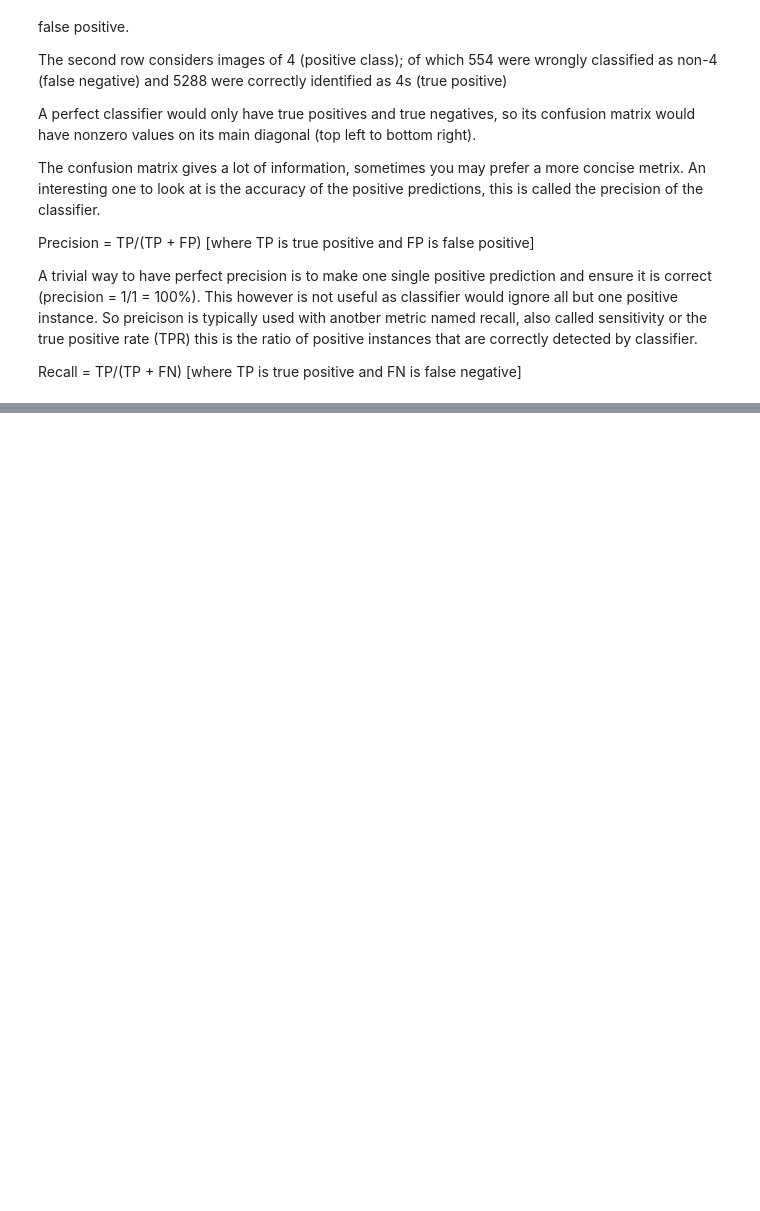
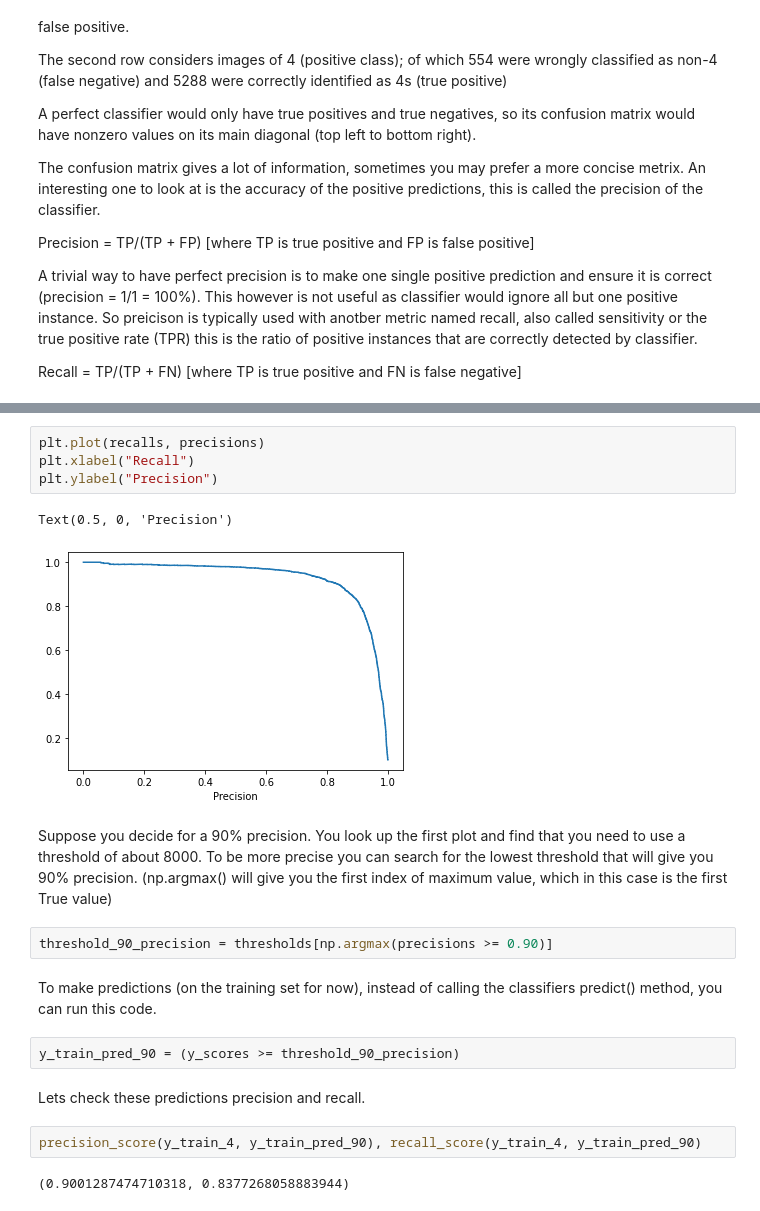
Before and after one commit to rishabhrao12/machine-learning, a Jupyter notebook: Part1-MachineLearning/Ch03-Classification/Classification.ipynb, the cells around one changed output, grey strips where cells are left out. Cells and saved outputs as stored; diff of their text form; blank space fills up the shorter version.

```diff
--- a/Part1-MachineLearning/Ch03-Classification/Classification.ipynb
+++ b/Part1-MachineLearning/Ch03-Classification/Classification.ipynb
@@ -210,0 +299,21 @@ Recall = TP/(TP + FN) [where TP is true positive and FN is false negative]
+# %%
+plt.plot(recalls, precisions)
+plt.xlabel("Recall")
+plt.ylabel("Precision")
+# %% [output]
+Text(0.5, 0, 'Precision')
+[figure, added]
+# %% [markdown]
+Suppose you decide for a 90% precision. You look up the first plot and find that you need to use a threshold of about 8000. To be more precise you can search for the lowest threshold that will give you 90% precision. (np.argmax() will give you the first index of maximum value, which in this case is the first True value)
+# %%
+threshold_90_precision = thresholds[np.argmax(precisions >= 0.90)]
+# %% [markdown]
+To make predictions (on the training set for now), instead of calling the classifiers predict() method, you can run this code.
+# %%
+y_train_pred_90 = (y_scores >= threshold_90_precision)
+# %% [markdown]
+Lets check these predictions precision and recall.
+# %%
+precision_score(y_train_4, y_train_pred_90), recall_score(y_train_4, y_train_pred_90)
+# %% [output]
+(0.9001287474710318, 0.8377268058883944)
```
Also changed, not shown: parts of 34 cells of this notebook.
